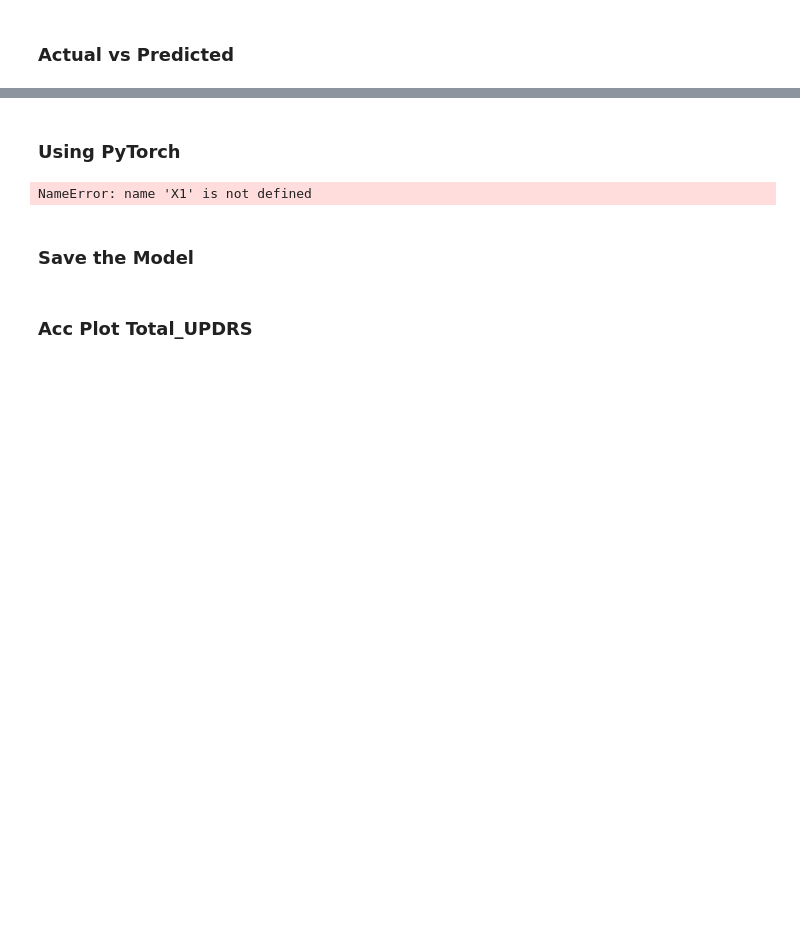
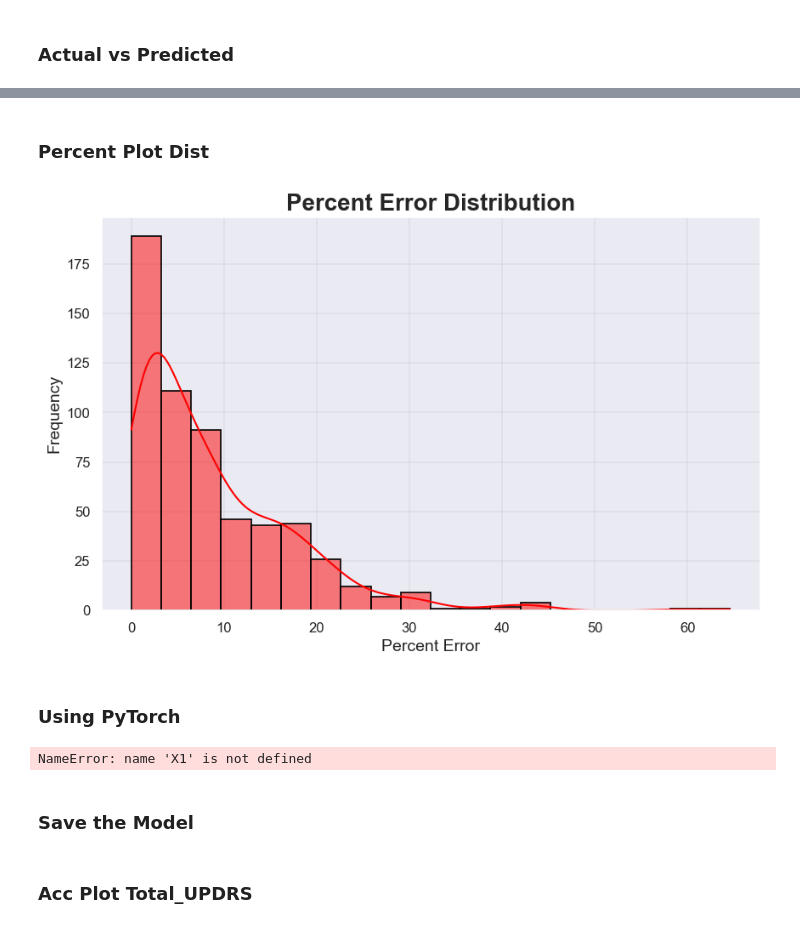
Before and after one commit to Samaresh-16/Parkinson_deepLearning, a Jupyter notebook: Codes/UPDRS.ipynb, the cells around one changed output, grey strips where cells are left out. Cells and saved outputs as stored; diff of their text form; code cells hidden in the pictures; blank space fills up the shorter version.

```diff
--- a/Codes/UPDRS.ipynb
+++ b/Codes/UPDRS.ipynb
@@ -369,3 +429,39 @@ plt.show()
+# %% [markdown]
+<h3><b>Percent Plot Dist
+# %%
+import matplotlib.pyplot as plt
+import seaborn as sns
+
+# Set a theme
+sns.set_theme()
+
+# Compute percent error
+percent_error = []
+for i in range(len(targets_test_np)):
+    percent_error.append(np.abs((targets_test_np[i] - outputs_test_np[i][0]) / targets_test_np[i]) * 100)
+
+# Create a new figure
+plt.figure(figsize=(10, 6))
+
+# Create a histogram of the percent error
+sns.histplot(percent_error, bins=20, kde=True, color='red', edgecolor='black', linewidth=1.2)
+
+# Add title and labels for the axes
+plt.title('Percent Error Distribution', fontsize=20, fontweight='bold')
+plt.xlabel('Percent Error', fontsize=14)
+plt.ylabel('Frequency', fontsize=14)
+
+# Increase tick size
+plt.xticks(fontsize=12)
+plt.yticks(fontsize=12)
+
+# Add grid
+plt.grid(color='grey', linestyle='-', linewidth=0.25, alpha=0.5)
+
+# Show the plot
+plt.show()
+# %% [output]
+[figure, added]
 # %% [markdown]
 <h3><b>Using PyTorch
 # %%
```
Also changed, not shown: parts of 6 cells of this notebook, 3 other files.
